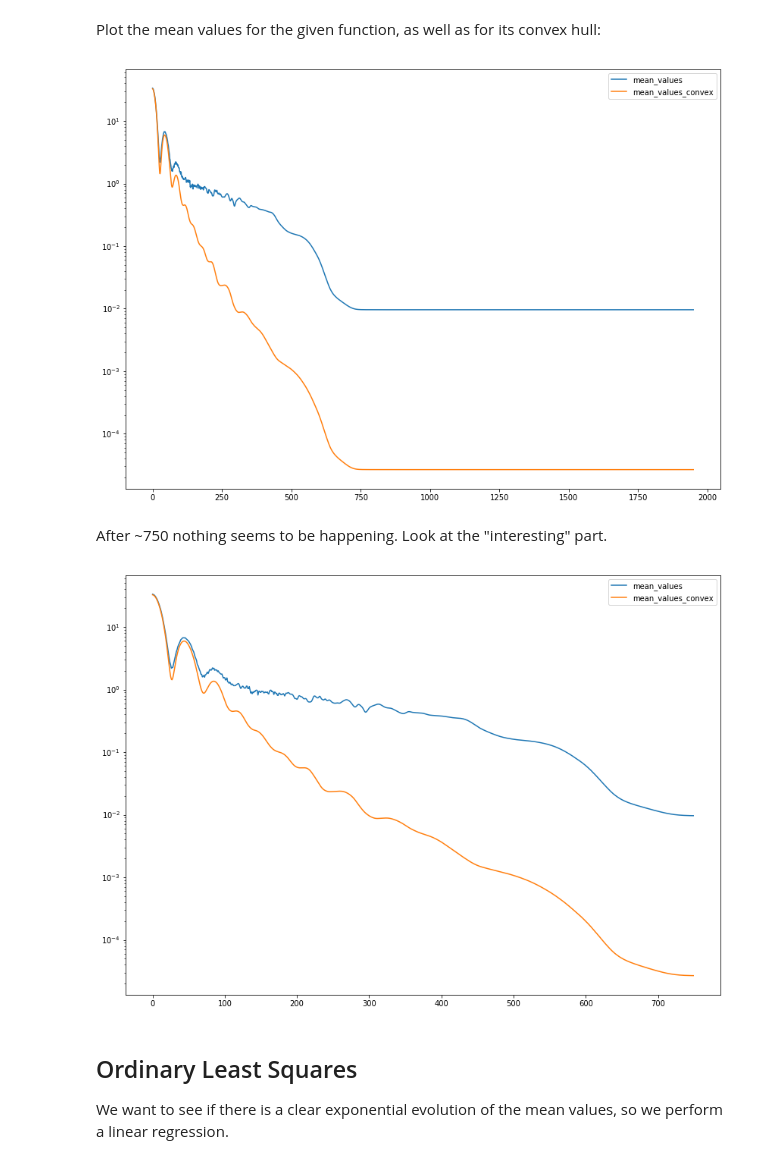
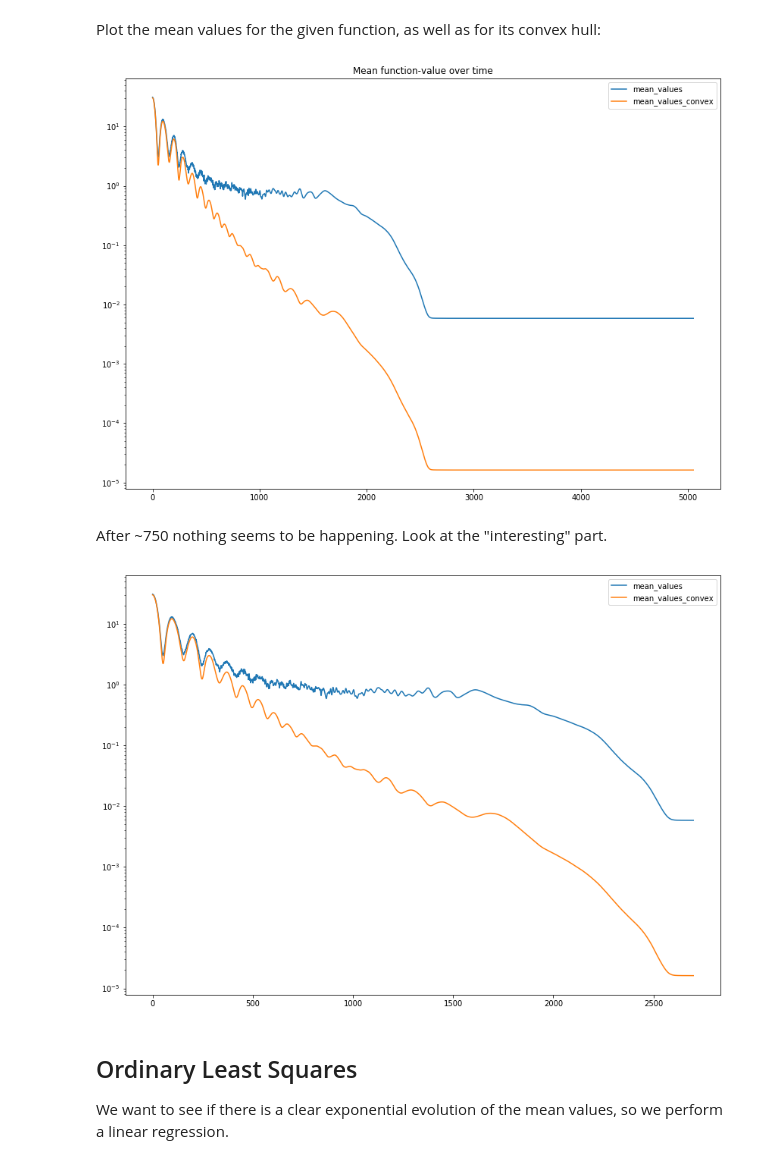
Before and after one commit to nathanaelbosch/egt, a Jupyter notebook: notebooks/Convergence Analysis.ipynb, the cells around one changed output. Saved outputs shown, nothing was run; the diff lists cells and outputs as text; code cells hidden in the pictures.

```diff
--- a/notebooks/Convergence Analysis.ipynb
+++ b/notebooks/Convergence Analysis.ipynb
@@ -32,3 +31,11 @@ name = 'avgx_1000points_fulldata_2782087088'
+# %%
+NAME = '3'
+RELATIVE_PATH = '../examples/mail_2808/'
+
+# Load the data
+path = os.path.join(RELATIVE_PATH, NAME+'_data.pickle')
+with open(path, 'rb') as file:
+    history = pickle.load(file)
 # %%
 from IPython.display import HTML
 
@@ -62,18 +62,20 @@ df = pd.DataFrame(data)
 # %% [markdown]
 Plot the mean values for the given function, as well as for its convex hull:
 # %%
-df.plot(
+ax = df.plot(
     y=['mean_values', 'mean_values_convex'],
     logy=True,
+    title='Mean function-value over time'
 )
 plt.tight_layout()
 plt.show()
+ax.get_figure().savefig(os.path.join(RELATIVE_PATH, NAME+'_value.png'))
 # %% [output]
-[figure, old version]
+[figure, new version]
 # %% [markdown]
 After ~750 nothing seems to be happening. Look at the "interesting" part.
 # %%
-max_iter = 750
+max_iter = 2700
 df.iloc[:max_iter].plot(
     y=['mean_values', 'mean_values_convex'],
     logy=True,
@@ -81,7 +83,7 @@ df.iloc[:max_iter].plot(
 plt.tight_layout()
 plt.show()
 # %% [output]
-[figure, old version]
+[figure, new version]
 # %% [markdown]
 ## Ordinary Least Squares
 We want to see if there is a clear exponential evolution of the mean values, so we perform a linear regression.
```
Also changed, not shown: parts of 10 cells of this notebook.
